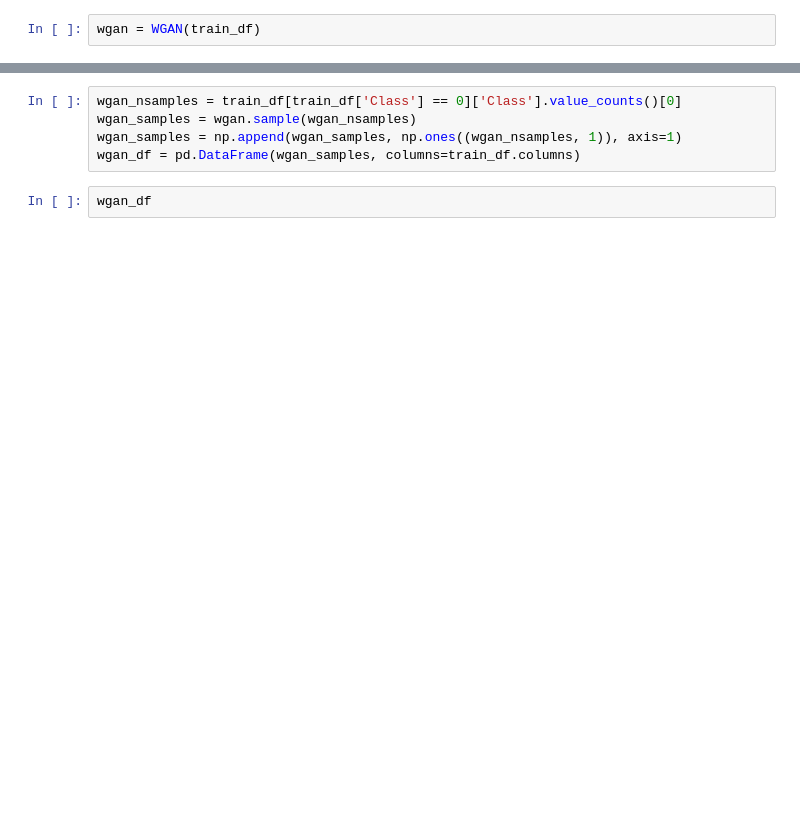
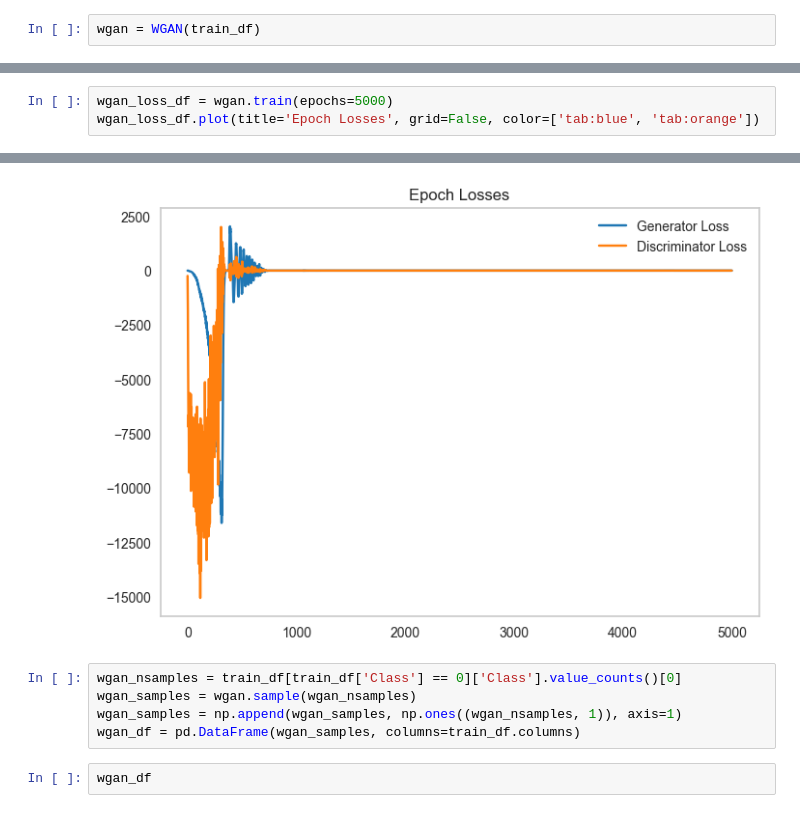
Before and after one commit to crdsteixeira/Advanced-Topics-of-Machine-Learning_GANs_for_Fraud_Detection, a Jupyter notebook: project.ipynb, the cells around one changed output, grey strips where cells are left out. Cells and saved outputs as stored; diff of their text form; blank space fills up the shorter version.

```diff
--- a/project.ipynb
+++ b/project.ipynb
@@ -370,0 +348,4 @@ wgan.train(epochs=1000)
+# %%
+wgan_loss_df = wgan.train(epochs=5000)
+wgan_loss_df.plot(title='Epoch Losses', grid=False, color=['tab:blue', 'tab:orange'])
+# %% [output]
@@ -371,3 +370,4 @@ wgan.train(epochs=1000)
+[figure, added]
 # %%
 wgan_nsamples = train_df[train_df['Class'] == 0]['Class'].value_counts()[0]
 wgan_samples = wgan.sample(wgan_nsamples)
```
Also changed, not shown: parts of 17 cells of this notebook.
